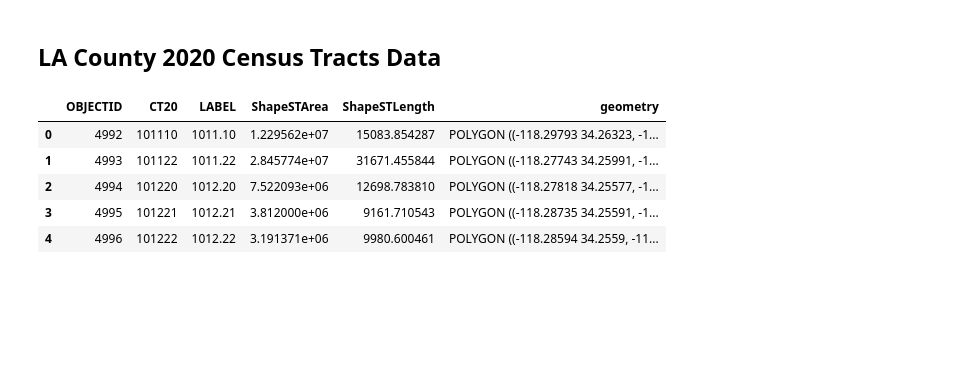
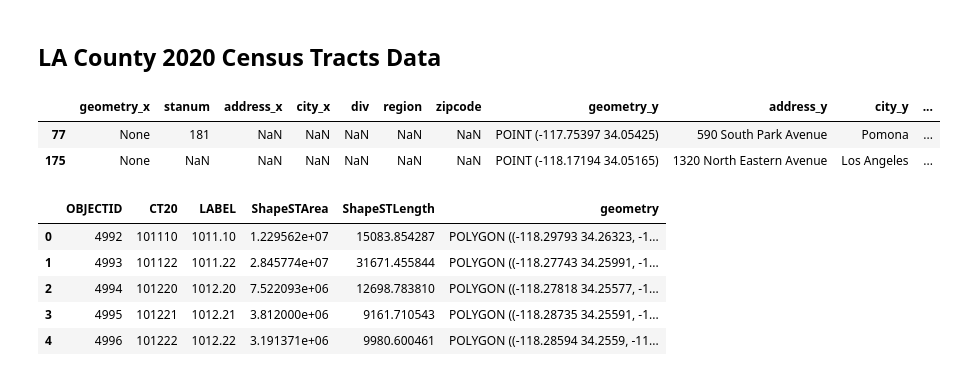
Before and after one commit to giovani-gutierrez/TDA_CalFire, a Jupyter notebook: SVI_DataClean.ipynb, the cells around one changed output. Saved outputs shown, nothing was run; the diff lists cells and outputs as text; code cells hidden in the pictures; blank space fills up the shorter version.

```diff
--- a/SVI_DataClean.ipynb
+++ b/SVI_DataClean.ipynb
@@ -353,6 +413,12 @@ all_stations.head()
 all_stations.to_file('Data/all_stations.geojson')
 # %% [markdown]
 ## LA County 2020 Census Tracts Data
+# %%
+merged[merged['_merge'] == 'right_only']
+# %% [output]
+|  | geometry_x | stanum | address_x | city_x | div | region | zipcode | geometry_y | address_y | city_y | ... |
+| 77 | None | 181 | NaN | NaN | NaN | NaN | NaN | POINT (-117.75397 34.05425) | 590 South Park Avenue | Pomona | ... |
+| 175 | None | NaN | NaN | NaN | NaN | NaN | NaN | POINT (-118.17194 34.05165) | 1320 North Eastern Avenue | Los Angeles | ... |
 # %%
 # read in LA county census tracts data
 cts = gpd.read_file('Data/LA_County_2020_Census_Tracts.geojson')
```
Also changed, not shown: parts of 9 cells of this notebook, 2 other files.
